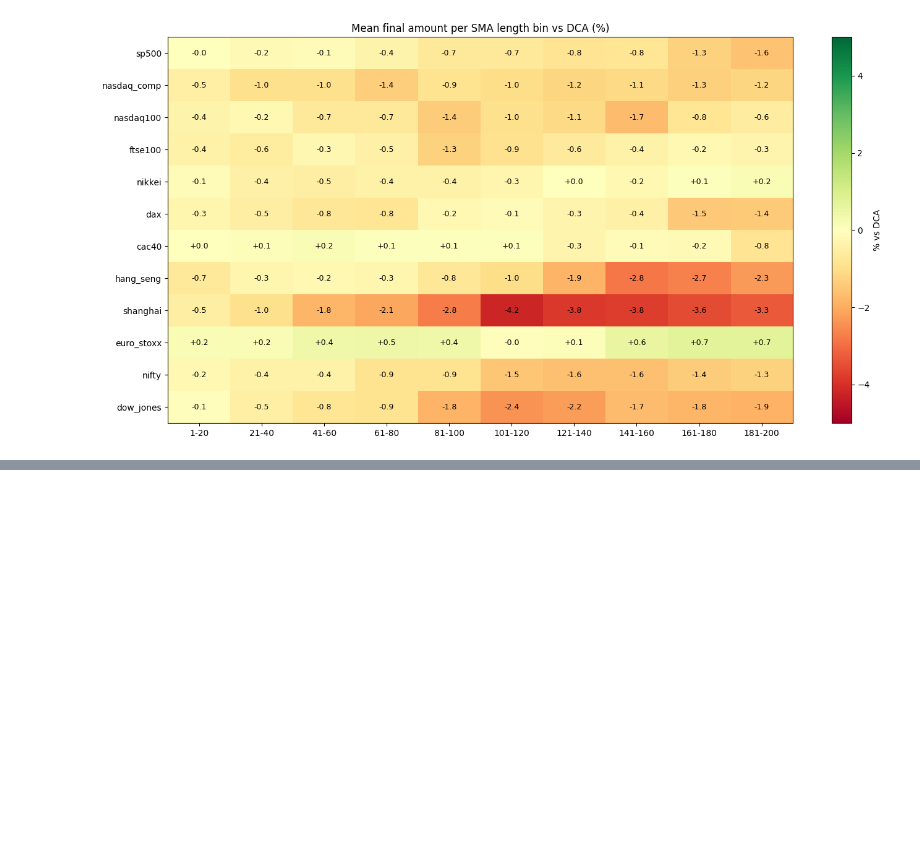
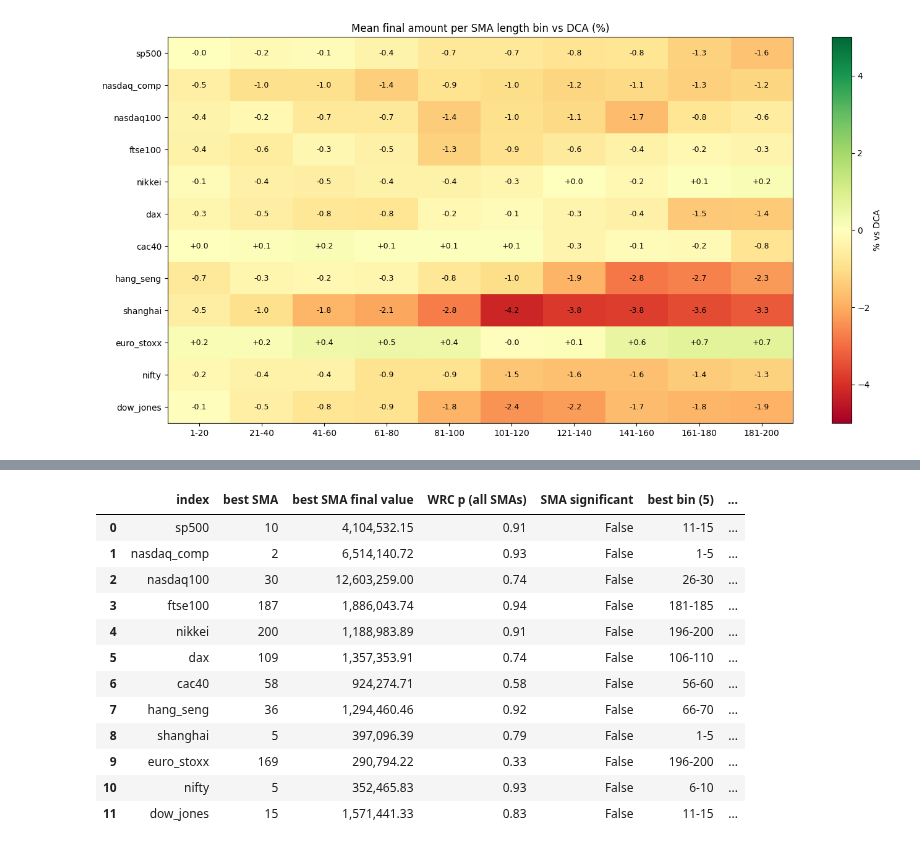
Before and after one commit to pedrosalgado22/SMAstrategy, a Jupyter notebook: smanalysis_fullsimulation.ipynb, the cells around one changed output, grey strips where cells are left out. Saved outputs shown, nothing was run; the diff lists cells and outputs as text; code cells hidden in the pictures; blank space fills up the shorter version.

```diff
--- a/smanalysis_simulation.ipynb
+++ b/smanalysis_fullsimulation.ipynb
@@ -531,0 +576,11 @@ display(table.style.map(colour, subset=[f"significant ({w})" for w in WIDTHS]))
+# %%
+returns_by_index = {}
+
+for name in DIV_YIELD:
+    df = pd.read_csv(
+        processed_data_path / f"{name}_processed.csv",
+        index_col=0,
+        parse_dates=True
+    )
+
+    returns_by_index[name] = run_index_simulator_reality_check(df, name)
@@ -531,0 +611,88 @@ display(table.style.map(colour, subset=[f"significant ({w})" for w in WIDTHS]))
+# %%
+rows = []
+
+for name, returns in returns_by_index.items():
+    summary = all_tables[all_tables["index"] == name].copy()
+
+    # Keep SMA strategies, excluding DCA
+    sma_summary = summary[
+        summary["strategy_simulated"].astype(str).str.fullmatch(r"sma_\d+")
+    ].copy()
+
+    sma_summary["sma"] = (
+        sma_summary["strategy_simulated"]
+        .str.extract(r"sma_(\d+)")
+        .astype(int)
+    )
+
+    sma_cols = sorted(
+        [c for c in returns.columns
+         if str(c).startswith("sma_") and str(c).split("_")[-1].isdigit()],
+        key=lambda c: int(c.split("_")[-1])
+    )
+
+    # Best individual SMA according to final value
+    best_row = sma_summary.loc[sma_summary["final_value"].idxmax()]
+
+    row = {
+        "index": name,
+        "best SMA": int(best_row["sma"]),
+        "best SMA final value": best_row["final_value"],
+        "WRC p (all SMAs)": wrc_pvalue(
+            returns["DCA"], returns[sma_cols]
+        )
+    }
+
+    row["SMA significant"] = row["WRC p (all SMAs)"] < ALPHA
+
+    for width in [5, 10, 20]:
+        # Find the bin with the highest mean final value
+        sma_summary["bin_start"] = (
+            (sma_summary["sma"] - 1) // width
+        ) * width + 1
+
+        bin_means = sma_summary.groupby("bin_start")["final_value"].mean()
+        best_start = int(bin_means.idxmax())
+
+        row[f"best bin ({width})"] = (
+            f"{best_start}-{best_start + width - 1}"
+        )
+        row[f"mean final value ({width})"] = bin_means.loc[best_start]
+
+        # Average the daily returns of the SMA strategies within each bin
+        groups = {}
+
+        for col in sma_cols:
+            sma = int(col.split("_")[-1])
+            bin_start = ((sma - 1) // width) * width + 1
+            bin_name = f"{bin_start}-{bin_start + width - 1}"
+            groups.setdefault(bin_name, []).append(col)
+
+        bin_returns = pd.DataFrame({
+            bin_name: returns[cols].mean(axis=1)
+            for bin_name, cols in groups.items()
+        })
+
+        p = wrc_pvalue(returns["DCA"], bin_returns)
+
+        row[f"WRC p (bins {width})"] = p
+        row[f"bins {width} significant"] = p < ALPHA
+
+    rows.append(row)
+
+wrc_results = pd.DataFrame(rows)
+display(wrc_results)
+# %% [output]
+|  | index | best SMA | best SMA final value | WRC p (all SMAs) | SMA significant | best bin (5) | ... |
+| 0 | sp500 | 10 | 4,104,532.15 | 0.91 | False | 11-15 | ... |
+| 1 | nasdaq_comp | 2 | 6,514,140.72 | 0.93 | False | 1-5 | ... |
+| 2 | nasdaq100 | 30 | 12,603,259.00 | 0.74 | False | 26-30 | ... |
+| 3 | ftse100 | 187 | 1,886,043.74 | 0.94 | False | 181-185 | ... |
+| 4 | nikkei | 200 | 1,188,983.89 | 0.91 | False | 196-200 | ... |
+| 5 | dax | 109 | 1,357,353.91 | 0.74 | False | 106-110 | ... |
+| 6 | cac40 | 58 | 924,274.71 | 0.58 | False | 56-60 | ... |
+| 7 | hang_seng | 36 | 1,294,460.46 | 0.92 | False | 66-70 | ... |
+| 8 | shanghai | 5 | 397,096.39 | 0.79 | False | 1-5 | ... |
+| 9 | euro_stoxx | 169 | 290,794.22 | 0.33 | False | 196-200 | ... |
+| 10 | nifty | 5 | 352,465.83 | 0.93 | False | 6-10 | ... |
+| 11 | dow_jones | 15 | 1,571,441.33 | 0.83 | False | 11-15 | ... |
```
Also changed, not shown: parts of 9 cells of this notebook, 4 other files.
